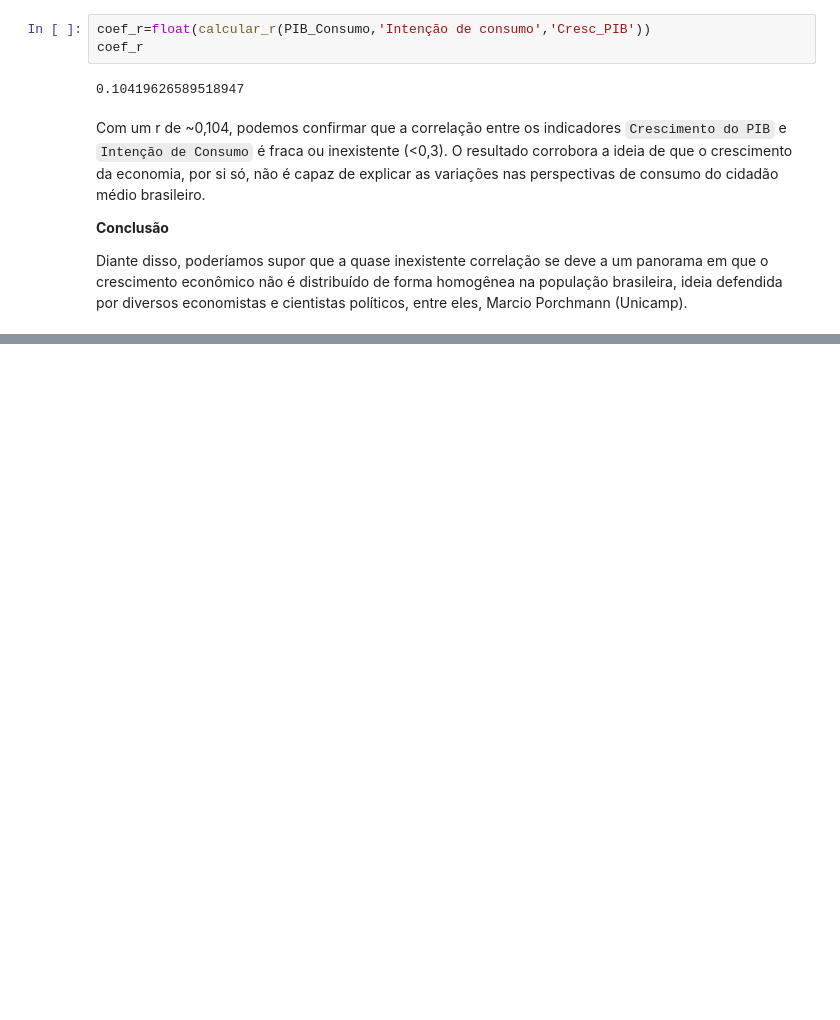
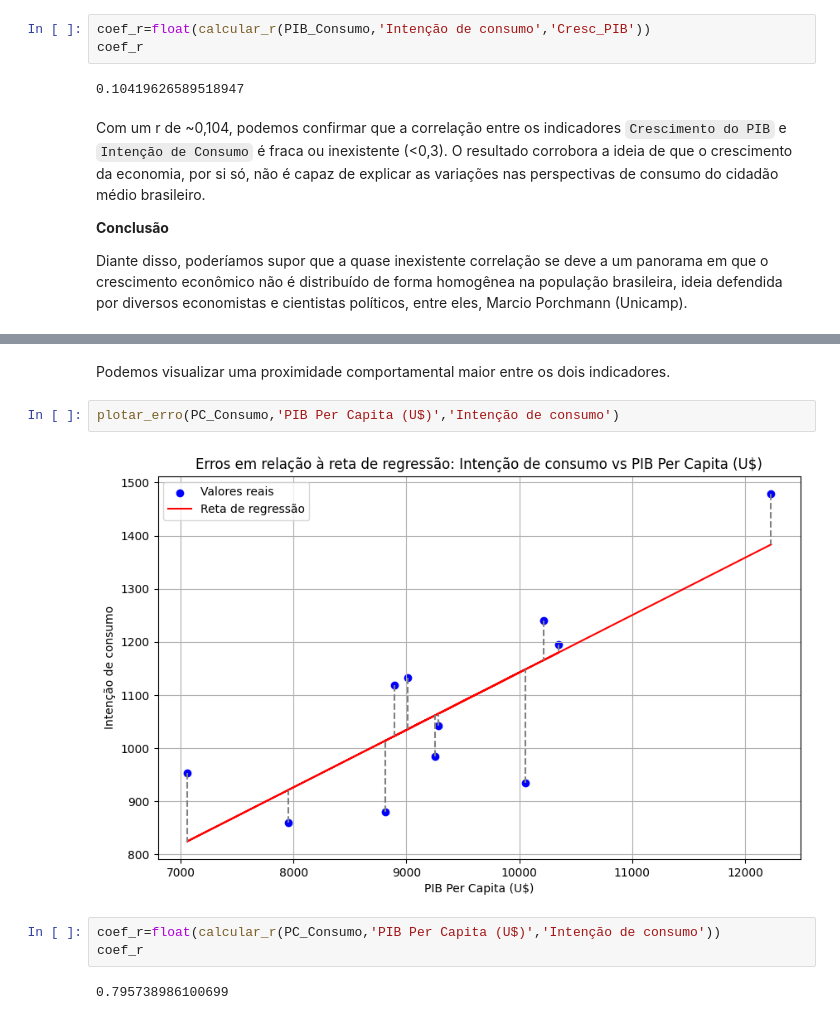
Before and after one commit to gabyxsantos/Economia, a Jupyter notebook: atualizandodf.ipynb, the cells around one changed output, grey strips where cells are left out. Drawn from its saved outputs; the diff is of its cells as text; blank space fills up the shorter version.

```diff
--- a/atualizandodf.ipynb
+++ b/atualizandodf.ipynb
@@ -925,0 +992,11 @@ Diante disso, poderíamos supor que a quase inexistente correlação se deve a u
+# %% [markdown]
+Podemos visualizar uma proximidade comportamental maior entre os dois indicadores.
+# %%
+plotar_erro(PC_Consumo,'PIB Per Capita (U$)','Intenção de consumo')
+# %% [output]
+[figure, added]
+# %%
+coef_r=float(calcular_r(PC_Consumo,'PIB Per Capita (U$)','Intenção de consumo'))
+coef_r
+# %% [output]
+0.795738986100699
```
Also changed, not shown: parts of 4 cells of this notebook.
